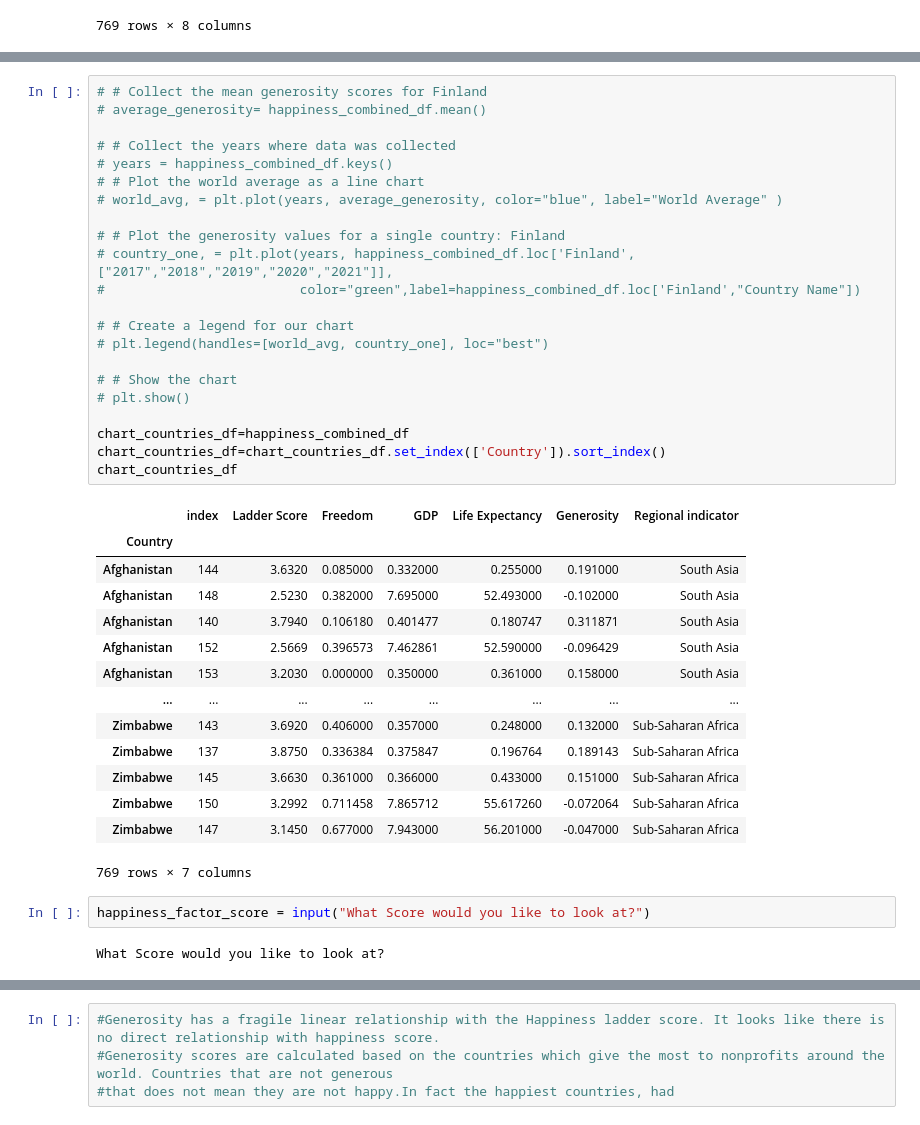
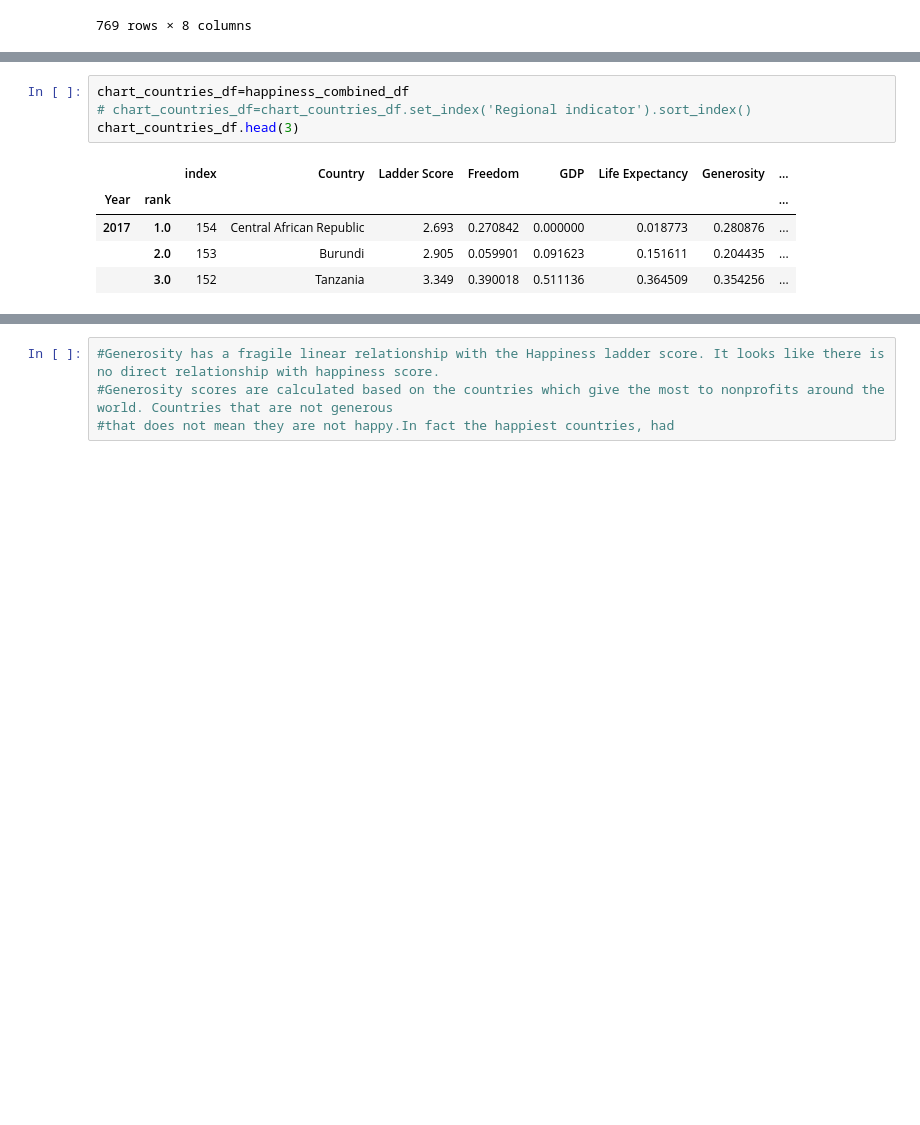
Before and after one commit to Ryan-Malin/TeamHappinessMain, a Jupyter notebook: Asels.ipynb, the cells around one changed output, grey strips where cells are left out. Drawn from its saved outputs; the diff is of its cells as text; blank space fills up the shorter version.

```diff
--- a/Asels.ipynb
+++ b/Asels.ipynb
@@ -168,41 +159,10 @@ happiness_combined_df
 # %%
-# # Collect the mean generosity scores for Finland
-# average_generosity= happiness_combined_df.mean()
-
-# # Collect the years where data was collected
-# years = happiness_combined_df.keys()
-# # Plot the world average as a line chart
-# world_avg, = plt.plot(years, average_generosity, color="blue", label="World Average" )
-
-# # Plot the generosity values for a single country: Finland
-# country_one, = plt.plot(years, happiness_combined_df.loc['Finland',["2017","2018","2019","2020","2021"]],
-#                         color="green",label=happiness_combined_df.loc['Finland',"Country Name"])
-
-# # Create a legend for our chart
-# plt.legend(handles=[world_avg, country_one], loc="best")
-
-# # Show the chart
-# plt.show()
-
 chart_countries_df=happiness_combined_df
-chart_countries_df=chart_countries_df.set_index(['Country']).sort_index()
-chart_countries_df
+# chart_countries_df=chart_countries_df.set_index('Regional indicator').sort_index()
+chart_countries_df.head(3)
 # %% [output]
-|  | index | Ladder Score | Freedom | GDP | Life Expectancy | Generosity | Regional indicator |
-| Country |  |  |  |  |  |  |  |
-| Afghanistan | 144 | 3.6320 | 0.085000 | 0.332000 | 0.255000 | 0.191000 | South Asia |
-| Afghanistan | 148 | 2.5230 | 0.382000 | 7.695000 | 52.493000 | -0.102000 | South Asia |
-| Afghanistan | 140 | 3.7940 | 0.106180 | 0.401477 | 0.180747 | 0.311871 | South Asia |
-| Afghanistan | 152 | 2.5669 | 0.396573 | 7.462861 | 52.590000 | -0.096429 | South Asia |
-| Afghanistan | 153 | 3.2030 | 0.000000 | 0.350000 | 0.361000 | 0.158000 | South Asia |
-| ... | ... | ... | ... | ... | ... | ... | ... |
-| Zimbabwe | 143 | 3.6920 | 0.406000 | 0.357000 | 0.248000 | 0.132000 | Sub-Saharan Africa |
-| Zimbabwe | 137 | 3.8750 | 0.336384 | 0.375847 | 0.196764 | 0.189143 | Sub-Saharan Africa |
-| Zimbabwe | 145 | 3.6630 | 0.361000 | 0.366000 | 0.433000 | 0.151000 | Sub-Saharan Africa |
-| Zimbabwe | 150 | 3.2992 | 0.711458 | 7.865712 | 55.617260 | -0.072064 | Sub-Saharan Africa |
-| Zimbabwe | 147 | 3.1450 | 0.677000 | 7.943000 | 56.201000 | -0.047000 | Sub-Saharan Africa |
+|  |  | index | Country | Ladder Score | Freedom | GDP | Life Expectancy | Generosity | ... |
+| Year | rank |  |  |  |  |  |  |  | ... |
+| 2017 | 1.0 | 154 | Central African Republic | 2.693 | 0.270842 | 0.000000 | 0.018773 | 0.280876 | ... |
+|  | 2.0 | 153 | Burundi | 2.905 | 0.059901 | 0.091623 | 0.151611 | 0.204435 | ... |
+|  | 3.0 | 152 | Tanzania | 3.349 | 0.390018 | 0.511136 | 0.364509 | 0.354256 | ... |
-769 rows × 7 columns
-# %%
-happiness_factor_score = input("What Score would you like to look at?")
-# %% [output]
-What Score would you like to look at?
```
Also changed, not shown: parts of 7 cells of this notebook, 4 other files.
